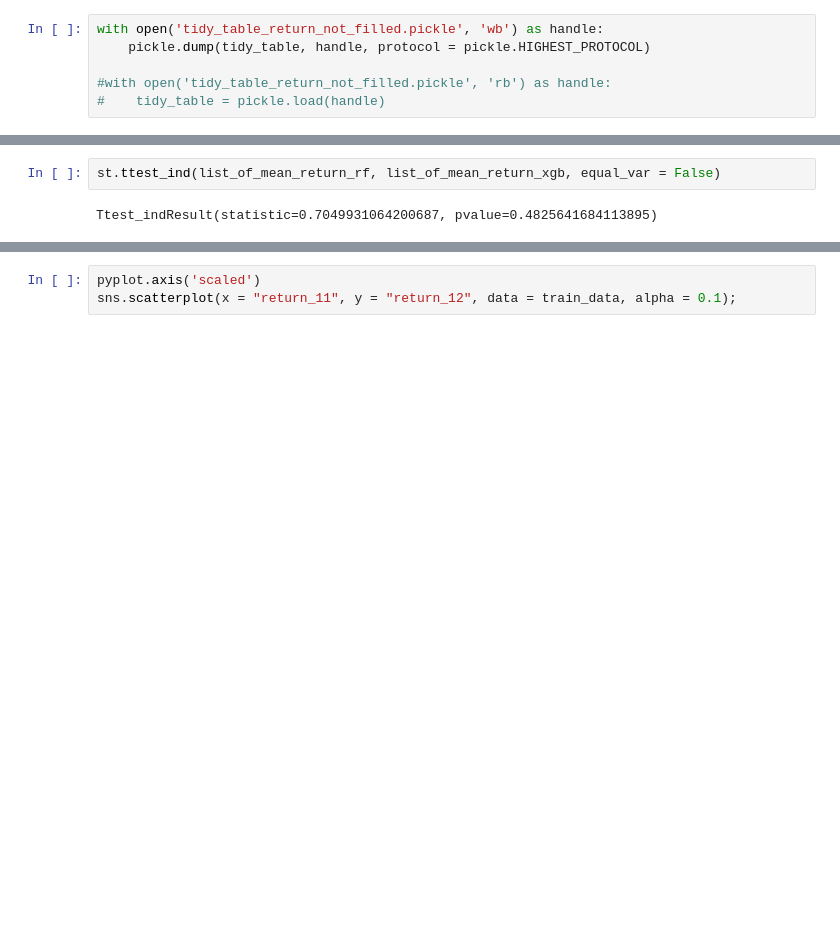
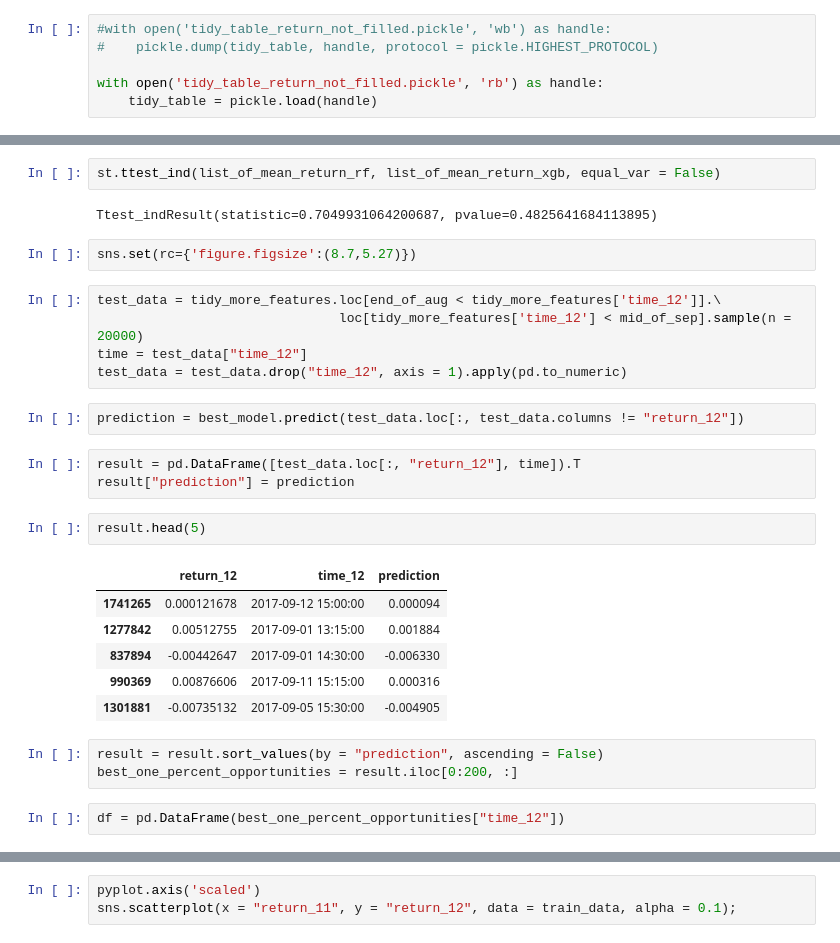
Before and after one commit to kanru-wang/stock_toy_model_for_phg, a Jupyter notebook: dev_notebook.ipynb, the cells around one changed output, grey strips where cells are left out. Saved outputs shown, nothing was run; the diff lists cells and outputs as text; blank space fills up the shorter version.

```diff
--- a/dev_notebook.ipynb
+++ b/dev_notebook.ipynb
@@ -243,11 +243,11 @@ tidy_table.head()
 <br>
 Save the result.
 # %%
-with open('tidy_table_return_not_filled.pickle', 'wb') as handle:
-    pickle.dump(tidy_table, handle, protocol = pickle.HIGHEST_PROTOCOL)
+#with open('tidy_table_return_not_filled.pickle', 'wb') as handle:
+#    pickle.dump(tidy_table, handle, protocol = pickle.HIGHEST_PROTOCOL)
 
-#with open('tidy_table_return_not_filled.pickle', 'rb') as handle:
-#    tidy_table = pickle.load(handle)
+with open('tidy_table_return_not_filled.pickle', 'rb') as handle:
+    tidy_table = pickle.load(handle)
 # %% [markdown]
 <br>
 <br>
@@ -898,3 +896,29 @@ As per the analysis done, Random Forest Regressor is slightly better than XGBoos
 st.ttest_ind(list_of_mean_return_rf, list_of_mean_return_xgb, equal_var = False)
 # %% [output]
 Ttest_indResult(statistic=0.7049931064200687, pvalue=0.4825641684113895)
+# %%
+sns.set(rc={'figure.figsize':(8.7,5.27)})
+# %%
+test_data = tidy_more_features.loc[end_of_aug < tidy_more_features['time_12']].\
+                               loc[tidy_more_features['time_12'] < mid_of_sep].sample(n = 20000)
+time = test_data["time_12"]
+test_data = test_data.drop("time_12", axis = 1).apply(pd.to_numeric)
+# %%
+prediction = best_model.predict(test_data.loc[:, test_data.columns != "return_12"])
+# %%
+result = pd.DataFrame([test_data.loc[:, "return_12"], time]).T
+result["prediction"] = prediction
+# %%
+result.head(5)
+# %% [output]
+|  | return_12 | time_12 | prediction |
+| 1741265 | 0.000121678 | 2017-09-12 15:00:00 | 0.000094 |
+| 1277842 | 0.00512755 | 2017-09-01 13:15:00 | 0.001884 |
+| 837894 | -0.00442647 | 2017-09-01 14:30:00 | -0.006330 |
+| 990369 | 0.00876606 | 2017-09-11 15:15:00 | 0.000316 |
+| 1301881 | -0.00735132 | 2017-09-05 15:30:00 | -0.004905 |
+# %%
+result = result.sort_values(by = "prediction", ascending = False)
+best_one_percent_opportunities = result.iloc[0:200, :]
+# %%
+df = pd.DataFrame(best_one_percent_opportunities["time_12"])
```
Also changed, not shown: parts of 5 cells of this notebook.
